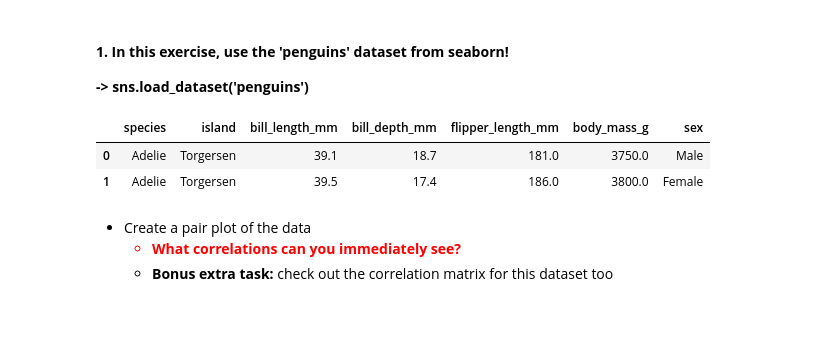
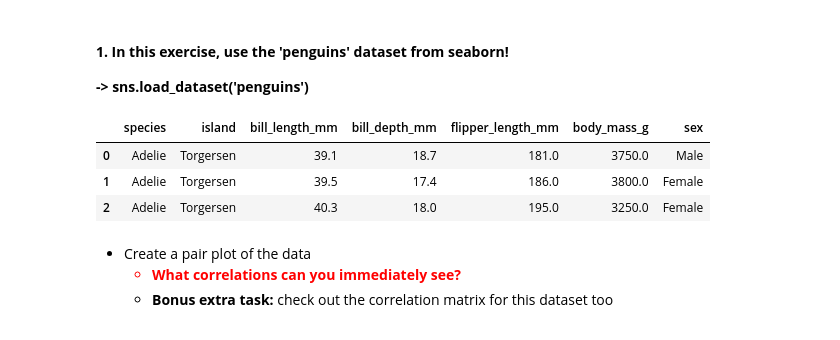
Before and after one commit to jehuhta/Intro_Data_Analytics_Huhta_Jeremy_Spring2025, a Jupyter notebook: Exercises_3_Seaborn/DataAnalyticsExerciseSet3.ipynb, the cells around one changed output. Saved outputs shown, nothing was run; the diff lists cells and outputs as text; code cells hidden in the pictures.

```diff
--- a/Exercises_3_Seaborn/DataAnalyticsExerciseSet3.ipynb
+++ b/Exercises_3_Seaborn/DataAnalyticsExerciseSet3.ipynb
@@ -22,16 +22,17 @@ You can return all of these exercises in a single Jupyter Notebook, if you wish.
 # %%
 # you can import numpy and pandas here
 import numpy as np
 import pandas as pd
 import seaborn as sns
 
 # and also load the needed dataset
 df = sns.load_dataset('penguins')
-df.head(2)
+df.head(3)
 # %% [output]
 |  | species | island | bill_length_mm | bill_depth_mm | flipper_length_mm | body_mass_g | sex |
 | 0 | Adelie | Torgersen | 39.1 | 18.7 | 181.0 | 3750.0 | Male |
 | 1 | Adelie | Torgersen | 39.5 | 17.4 | 186.0 | 3800.0 | Female |
+| 2 | Adelie | Torgersen | 40.3 | 18.0 | 195.0 | 3250.0 | Female |
 # %% [markdown]
 <ul>
 <li>Create a pair plot of the data</li>
```
Also changed, not shown: parts of 65 cells of this notebook.
